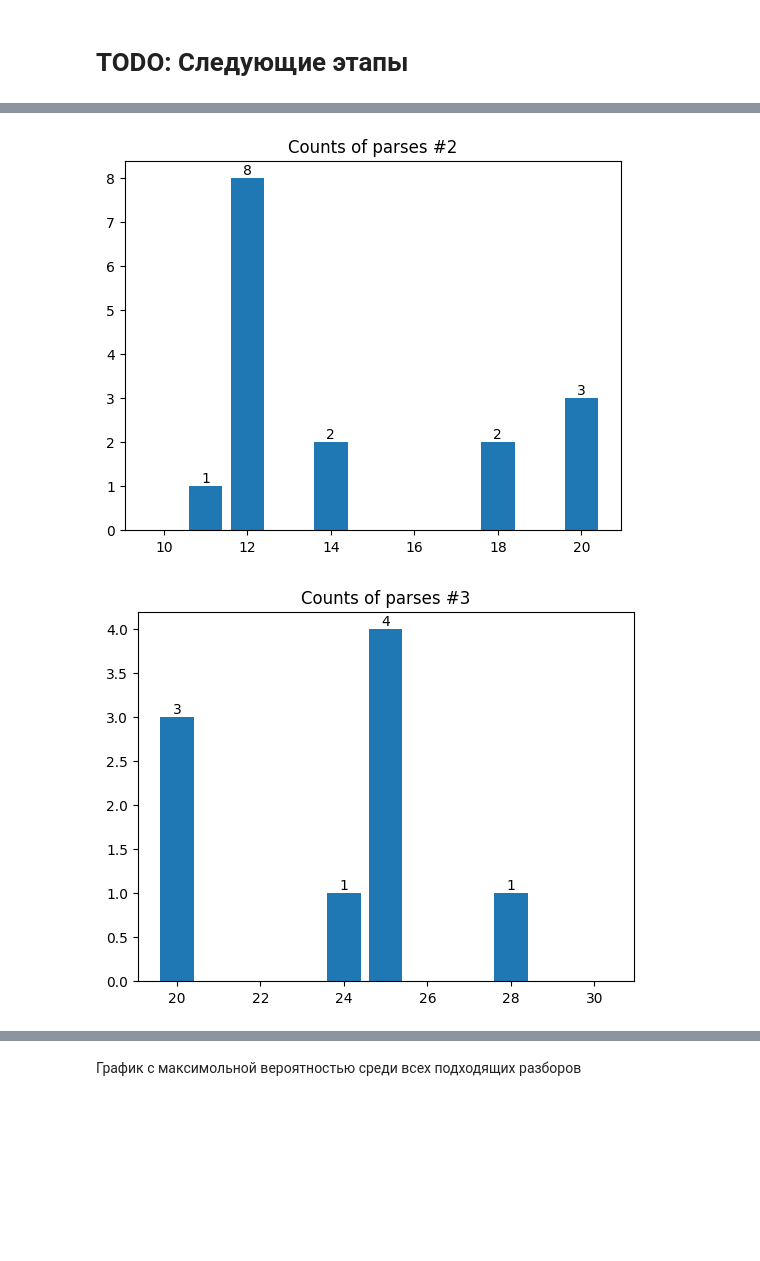
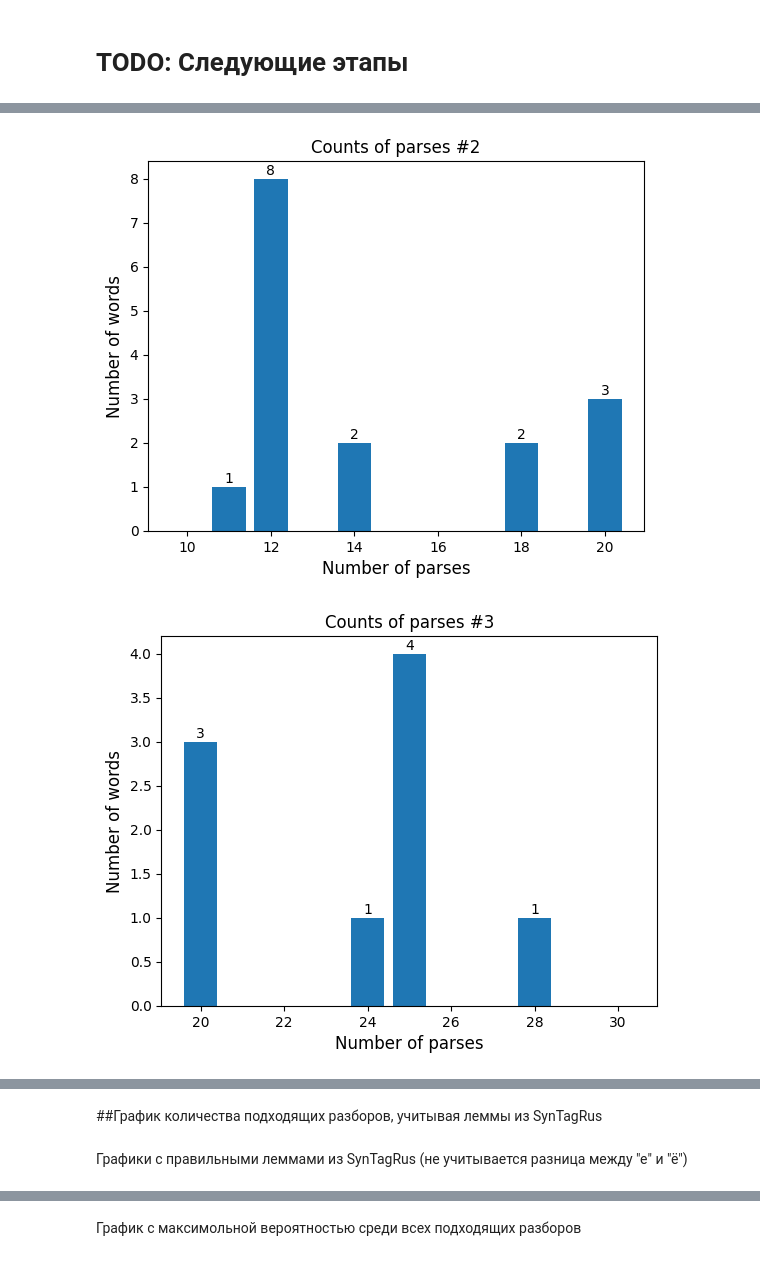
Before and after one commit to archeopteryx-bit/cmcrepo, a Jupyter notebook: start_pymorphy_syntagrus.ipynb, the cells around one changed output, grey strips where cells are left out. Cells and saved outputs as stored; diff of their text form; code cells hidden in the pictures; blank space fills up the shorter version.

Commit message:
Adding graphs based on correct lemmas. Adding a legend to graphs.

```diff
--- a/start_pymorphy_syntagrus.ipynb
+++ b/start_pymorphy_syntagrus.ipynb
@@ -125,6 +125,10 @@ for i in [11, 21, 31, 41]:
   fig, ax = plt.subplots(1, 1)
   ax.bar(counts_word[i-11:i], counts_parses[i-11:i])
   ax.set_title(f'Counts of parses #{i // 10}')
+
+  ax.set_ylabel("Number of words", fontsize=12)
+  ax.set_xlabel("Number of parses", fontsize=12)
+
   rects = ax.patches
   for rect, label in zip(rects, labels_for_hist[i-11:i]):
     height = rect.get_height()
@@ -136,2 +140,2 @@ for i in [11, 21, 31, 41]:
-[figure, old version]
+[figure, new version]
-[figure, old version]
+[figure, new version]
@@ -138,0 +143,2 @@ for i in [11, 21, 31, 41]:
+# %% [markdown]
+##График количества подходящих разборов, учитывая леммы из SynTagRus
@@ -138,0 +157,2 @@ for i in [11, 21, 31, 41]:
+# %% [markdown]
+Графики с правильными леммами из SynTagRus (не учитывается разница между "е" и "ё")
```
Also changed, not shown: parts of 16 cells of this notebook.
